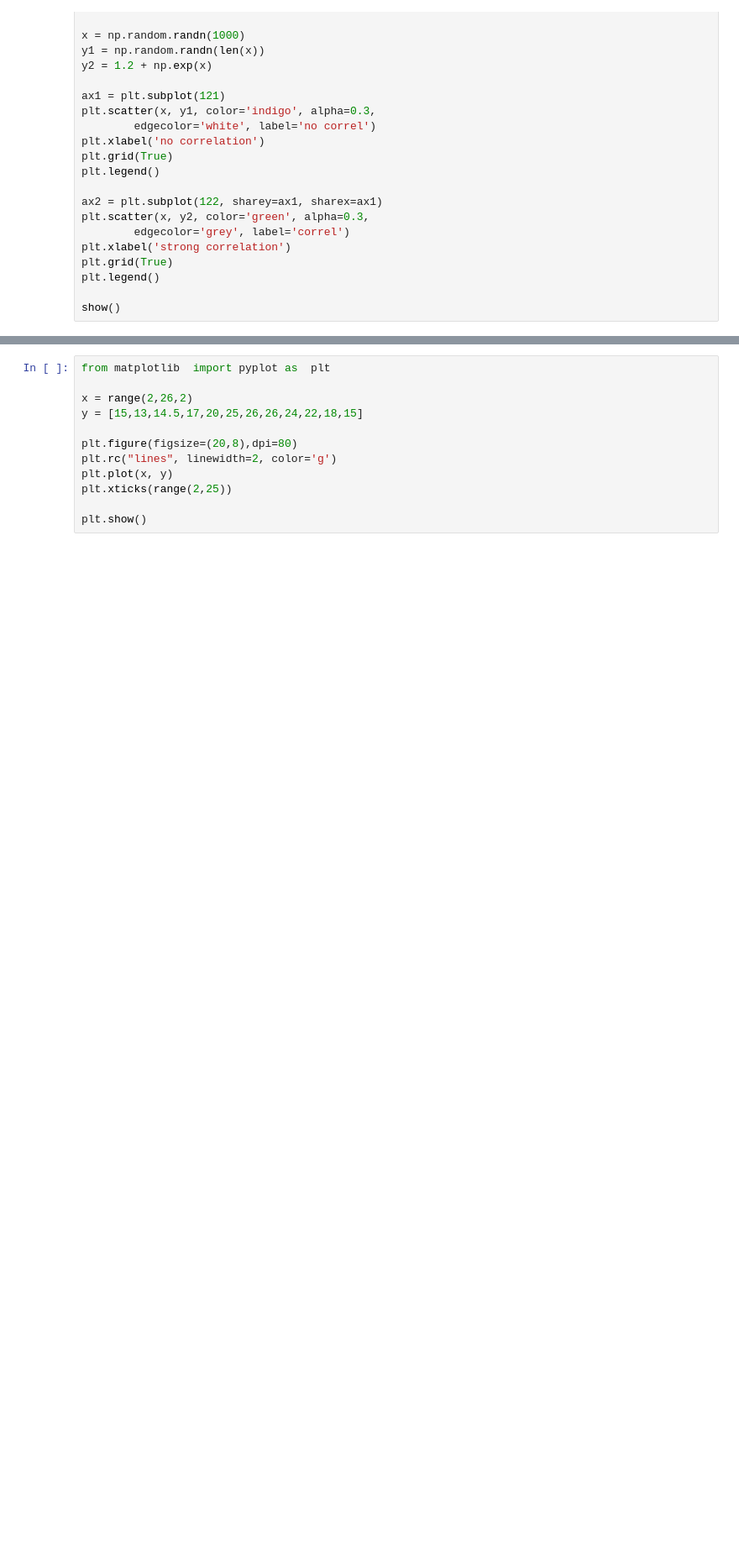
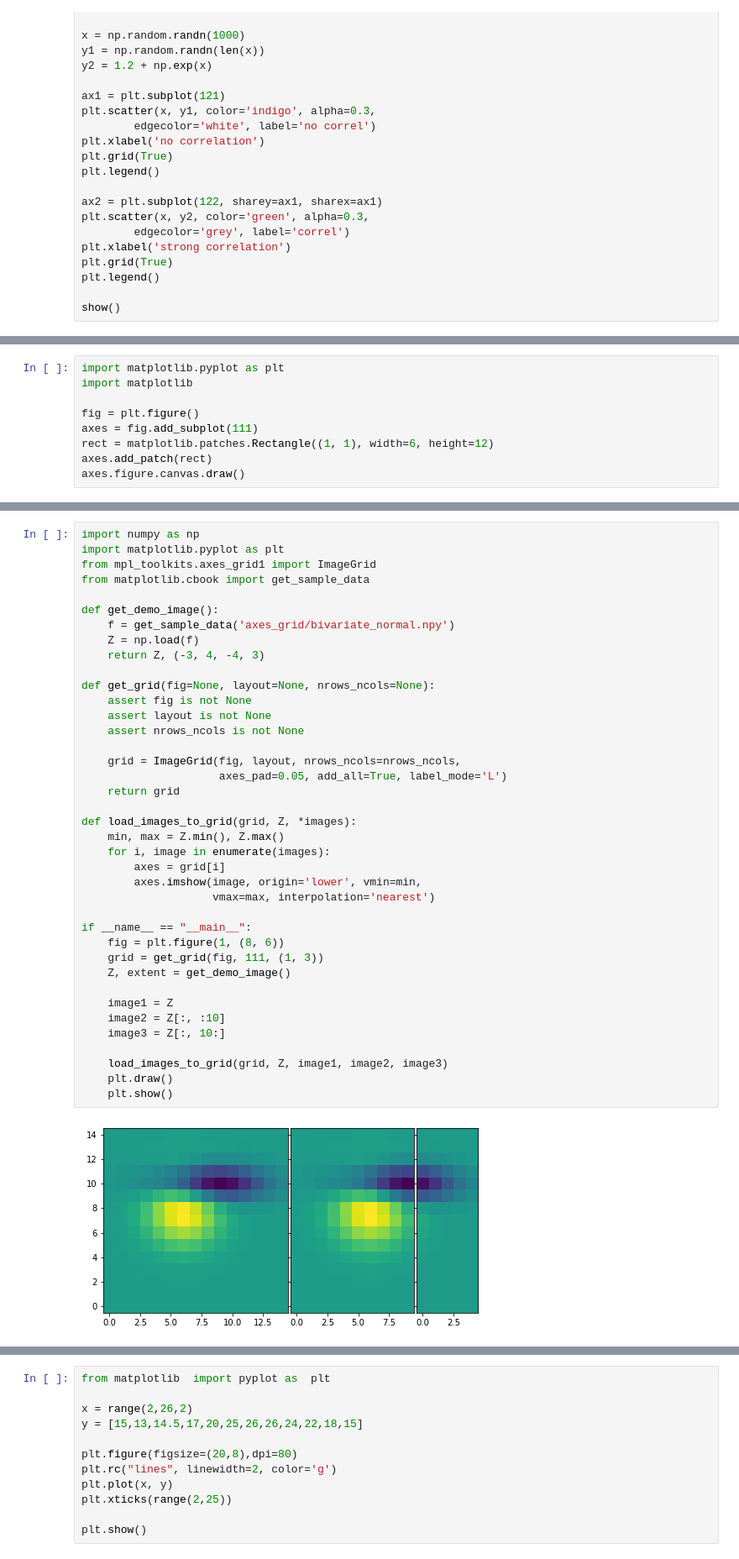
Before and after one commit to WangPengZhan/learning_python, a Jupyter notebook: visualization/visualization.ipynb, the cells around one changed output, grey strips where cells are left out. Shown at 84% size. Cells and saved outputs as stored; diff of their text form; blank space fills up the shorter version.

```diff
--- a/visualization/visualization.ipynb
+++ b/visualization/visualization.ipynb
@@ -789,0 +901,9 @@ show()
+# %%
+import matplotlib.pyplot as plt
+import matplotlib
+
+fig = plt.figure()
+axes = fig.add_subplot(111)
+rect = matplotlib.patches.Rectangle((1, 1), width=6, height=12)
+axes.add_patch(rect)
+axes.figure.canvas.draw()
@@ -789,0 +918,41 @@ show()
+# %%
+import numpy as np
+import matplotlib.pyplot as plt
+from mpl_toolkits.axes_grid1 import ImageGrid
+from matplotlib.cbook import get_sample_data
+
+def get_demo_image():
+    f = get_sample_data('axes_grid/bivariate_normal.npy')
+    Z = np.load(f)
+    return Z, (-3, 4, -4, 3)
+
+def get_grid(fig=None, layout=None, nrows_ncols=None):
+    assert fig is not None
+    assert layout is not None
+    assert nrows_ncols is not None
+
+    grid = ImageGrid(fig, layout, nrows_ncols=nrows_ncols,
+                     axes_pad=0.05, add_all=True, label_mode='L')
+    return grid
+
+def load_images_to_grid(grid, Z, *images):
+    min, max = Z.min(), Z.max()
+    for i, image in enumerate(images):
+        axes = grid[i]
+        axes.imshow(image, origin='lower', vmin=min,
+                    vmax=max, interpolation='nearest')
+
+if __name__ == "__main__":
+    fig = plt.figure(1, (8, 6))
+    grid = get_grid(fig, 111, (1, 3))
+    Z, extent = get_demo_image()
+
+    image1 = Z
+    image2 = Z[:, :10]
+    image3 = Z[:, 10:]
+
+    load_images_to_grid(grid, Z, image1, image2, image3)
+    plt.draw()
+    plt.show()
+# %% [output]
+[figure, added]
```
Also changed, not shown: parts of 13 cells of this notebook.
